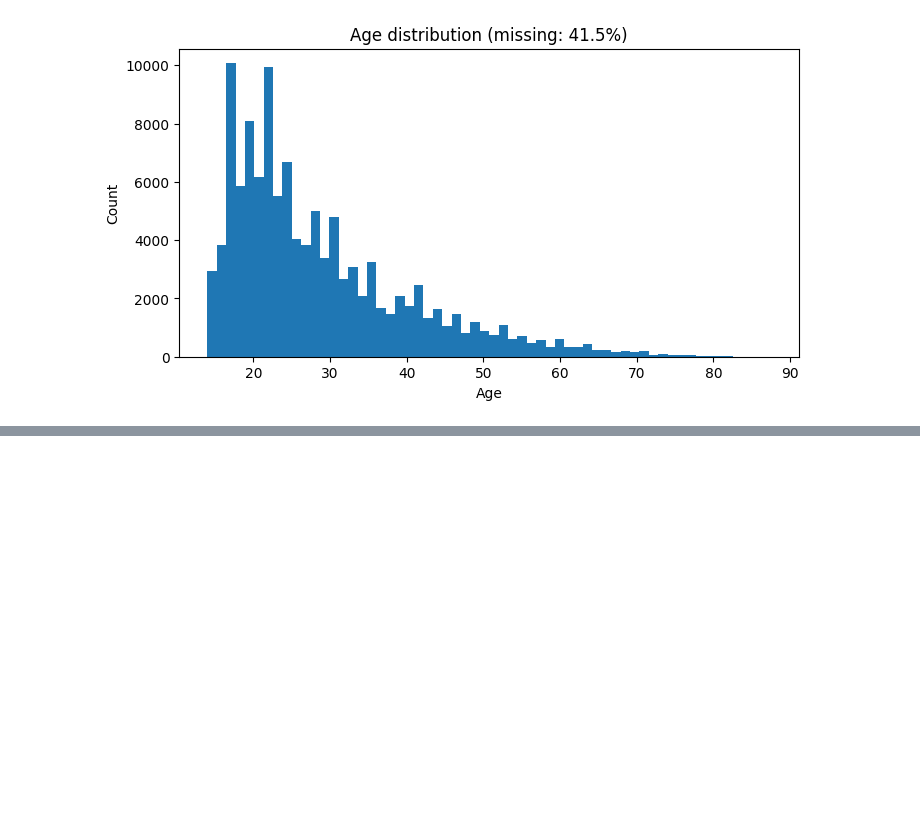
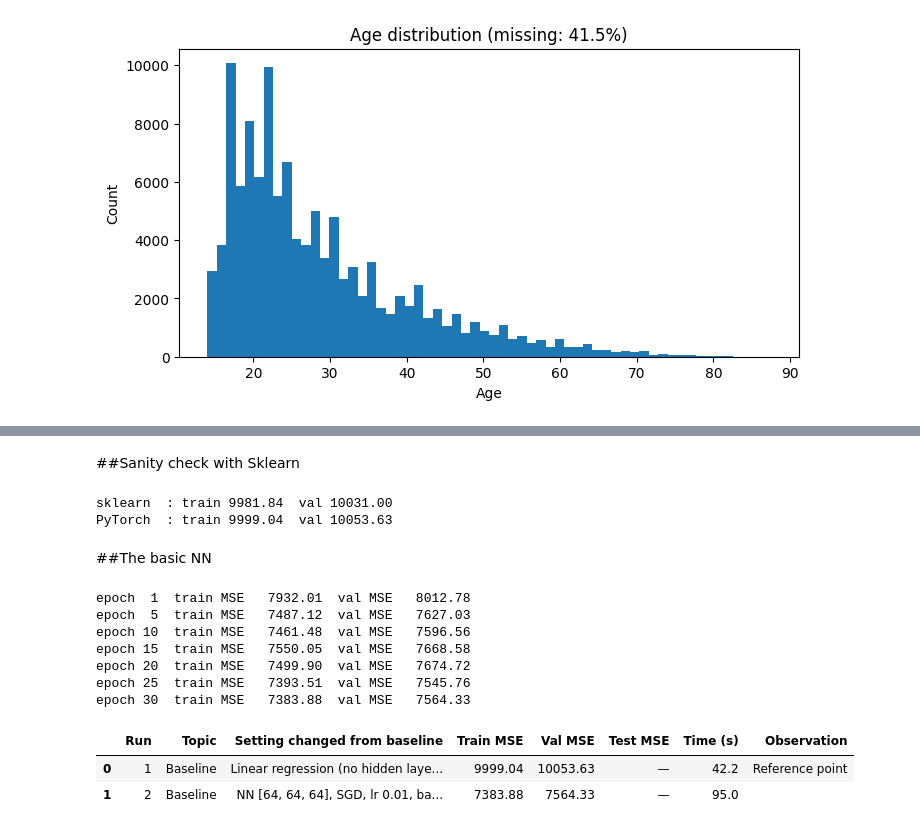
Before and after one commit to AmalKhairalla/OPL-Insights, a Jupyter notebook: notebooks/DS330_P1_OPL_Insights.ipynb, the cells around one changed output, grey strips where cells are left out. Drawn from its saved outputs; the diff is of its cells as text; code cells hidden in the pictures; blank space fills up the shorter version.

```diff
--- a/notebooks/DS330_P1_OPL_Insights.ipynb
+++ b/notebooks/DS330_P1_OPL_Insights.ipynb
@@ -632,0 +686,7 @@ plt.show()
+# %%
+age_median = train_df['Age'].median()
+print('Age median (from train):', age_median)
+
+for d in (train_df, val_df, test_df):
+    d['Age_missing'] = d['Age'].isna().astype('int8')
+    d['Age'] = d['Age'].fillna(age_median)
@@ -632,0 +865,31 @@ plt.show()
+# %%
+RESULTS_CSV = '/content/drive/MyDrive/DS330_Project/results_baseline.csv'
+results = []
+
+def log_run(run_id, topic, setting, res, observation=''):
+    results.append({
+        'Run': run_id,
+        'Topic': topic,
+        'Setting changed from baseline': setting,
+        'Train MSE': round(res['train_losses'][-1], 2),
+        'Val MSE': round(res['val_losses'][-1], 2),
+        'Test MSE': '—',
+        'Time (s)': round(res['time'], 1),
+        'Observation': observation,
+    })
+    pd.DataFrame(results).to_csv(RESULTS_CSV, index=False)
+    return pd.DataFrame(results)
+
+def plot_losses(res, linear_val_mse=None, title=''):
+    ep = range(1, len(res['train_losses']) + 1)
+    plt.figure(figsize=(8, 4.5))
+    plt.plot(ep, res['train_losses'], color='gray', marker='o', ms=3, label='Training')
+    plt.plot(ep, res['val_losses'], color='tab:blue', marker='o', ms=3, label='Validation')
+    if linear_val_mse is not None:
+        plt.axhline(linear_val_mse, color='black', ls='--', lw=1,
+                    label=f'Linear regression (validation): {linear_val_mse:.1f}')
+    plt.xlabel('Epoch')
+    plt.ylabel('MSE (kg²)')
+    plt.title(title)
+    plt.legend()
+    plt.show()
@@ -632,0 +917,33 @@ plt.show()
+# %% [markdown]
+##Sanity check with Sklearn
+# %%
+y_train_raw = train_df['TotalKg'].values
+y_val_raw = val_df['TotalKg'].values
+
+sk = LinearRegression().fit(X_train.values, y_train_raw)
+sk_train_mse = np.mean((sk.predict(X_train.values) - y_train_raw) ** 2)
+sk_val_mse = np.mean((sk.predict(X_val.values) - y_val_raw) ** 2)
+
+print(f'sklearn  : train {sk_train_mse:.2f}  val {sk_val_mse:.2f}')
+print(f'PyTorch  : train {res_linear["train_losses"][-1]:.2f}  val {linear_val_mse:.2f}')
+# %% [output]
+sklearn  : train 9981.84  val 10031.00
+PyTorch  : train 9999.04  val 10053.63
+# %% [markdown]
+##The basic NN
+# %%
+res_nn = train_model(hidden_layers=[64, 64, 64], optimizer_name='sgd',
+                     lr=0.01, batch_size=64, epochs=30)
+
+log_run(2, 'Baseline', 'NN [64, 64, 64], SGD, lr 0.01, batch 64', res_nn, '')
+# %% [output]
+epoch  1  train MSE   7932.01  val MSE   8012.78
+epoch  5  train MSE   7487.12  val MSE   7627.03
+epoch 10  train MSE   7461.48  val MSE   7596.56
+epoch 15  train MSE   7550.05  val MSE   7668.58
+epoch 20  train MSE   7499.90  val MSE   7674.72
+epoch 25  train MSE   7393.51  val MSE   7545.76
+epoch 30  train MSE   7383.88  val MSE   7564.33
+|  | Run | Topic | Setting changed from baseline | Train MSE | Val MSE | Test MSE | Time (s) | Observation |
+| 0 | 1 | Baseline | Linear regression (no hidden laye... | 9999.04 | 10053.63 | — | 42.2 | Reference point |
+| 1 | 2 | Baseline | NN [64, 64, 64], SGD, lr 0.01, ba... | 7383.88 | 7564.33 | — | 95.0 |  |
```
Also changed, not shown: parts of 31 cells of this notebook.
